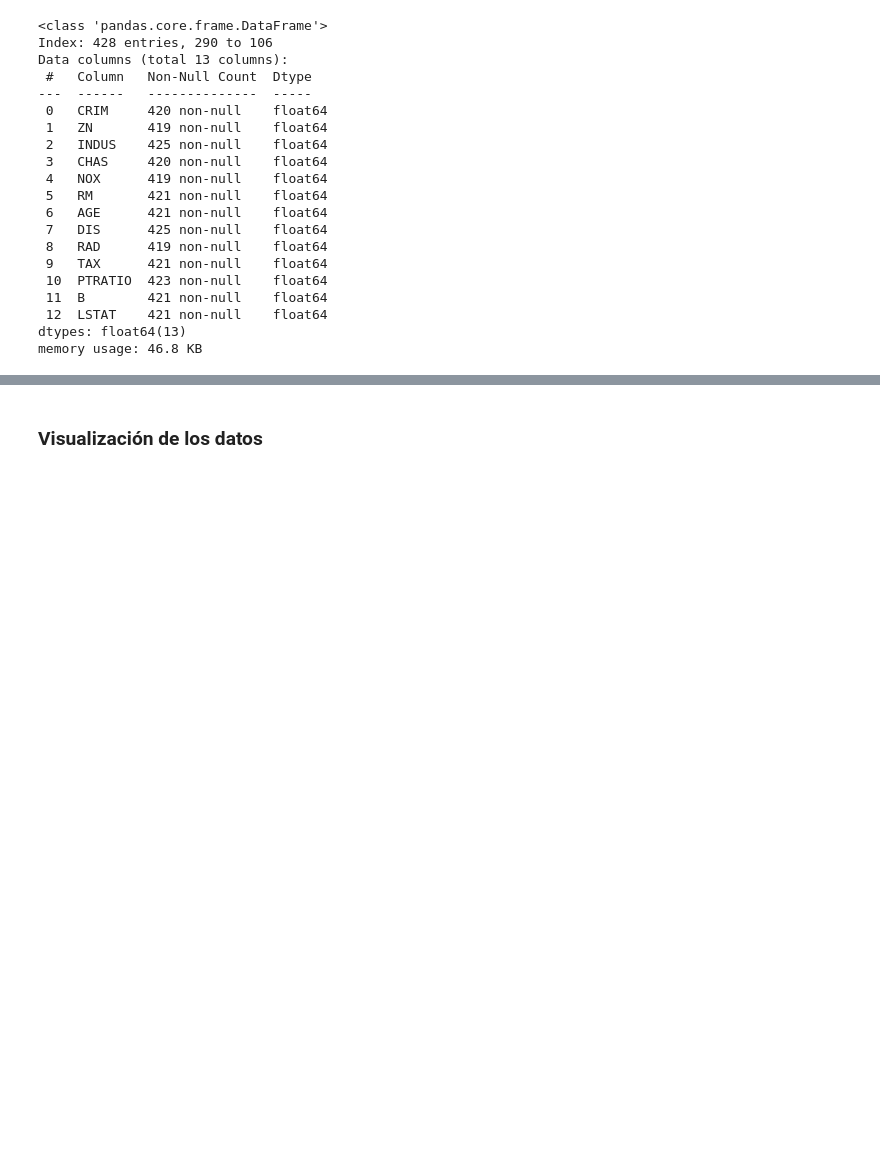
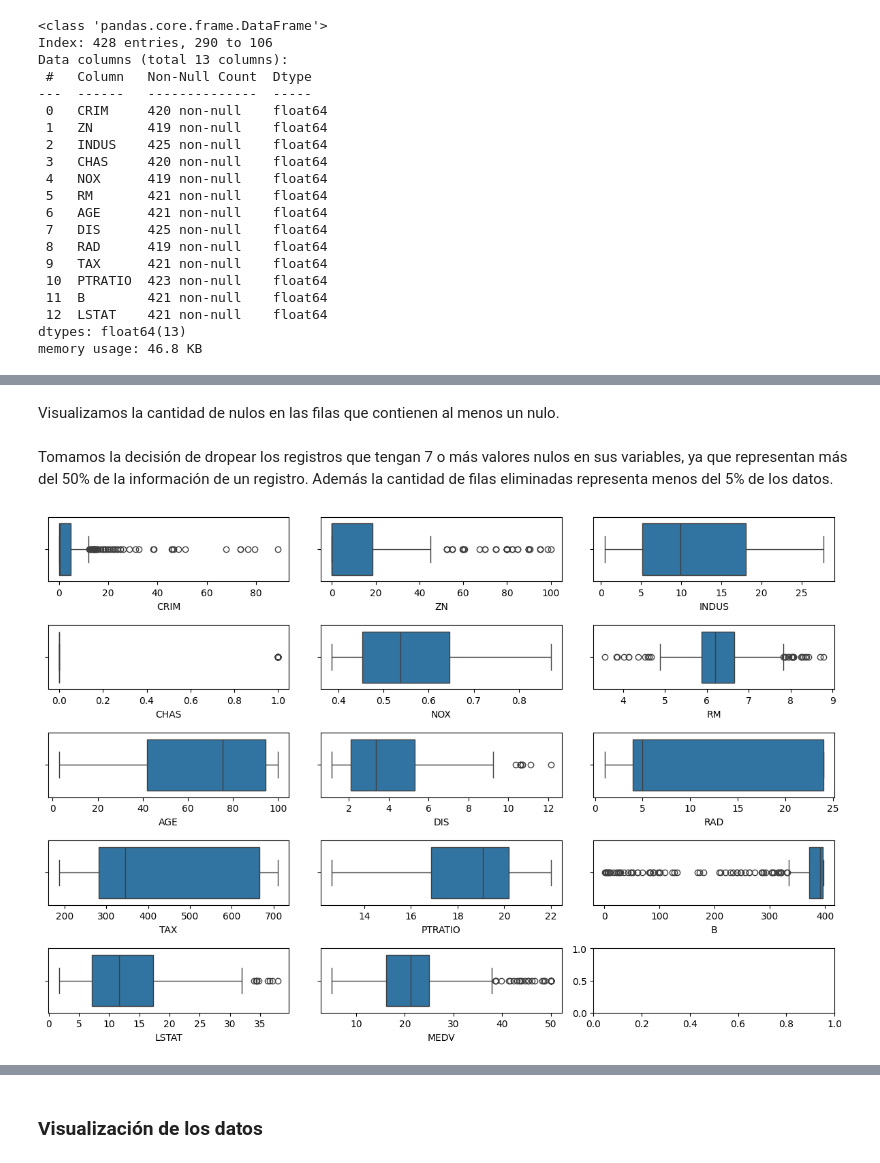
Before and after one commit to nacho-gonz/AA1-TUIA-Gonzalez-Noir, a Jupyter notebook: TP-regresion-AA1.ipynb, the cells around one changed output, grey strips where cells are left out. Drawn from its saved outputs; the diff is of its cells as text; code cells hidden in the pictures; blank space fills up the shorter version.

```diff
--- a/TP-regresion-AA1.ipynb
+++ b/TP-regresion-AA1.ipynb
@@ -151,0 +154,2 @@ memory usage: 44.0 KB
+# %% [markdown]
+Visualizamos la cantidad de nulos en las filas que contienen al menos un nulo.
@@ -151,0 +163,13 @@ memory usage: 44.0 KB
+# %% [markdown]
+Tomamos la decisión de dropear los registros que tengan 7 o más valores nulos en sus variables, ya que representan más del 50% de la información de un registro. Además la cantidad de filas eliminadas representa menos del 5% de los datos.
+# %%
+fig, axes = plt.subplots(5,3)
+
+for name, ax in zip(X_train_compl, axes.flatten()):
+    sns.boxplot(x=name, data=X_train_compl, orient='h', ax=ax)
+
+fig.set_size_inches(12,8)
+plt.tight_layout()
+plt.show()
+# %% [output]
+[figure, added]
```
Also changed, not shown: parts of 73 cells of this notebook.
